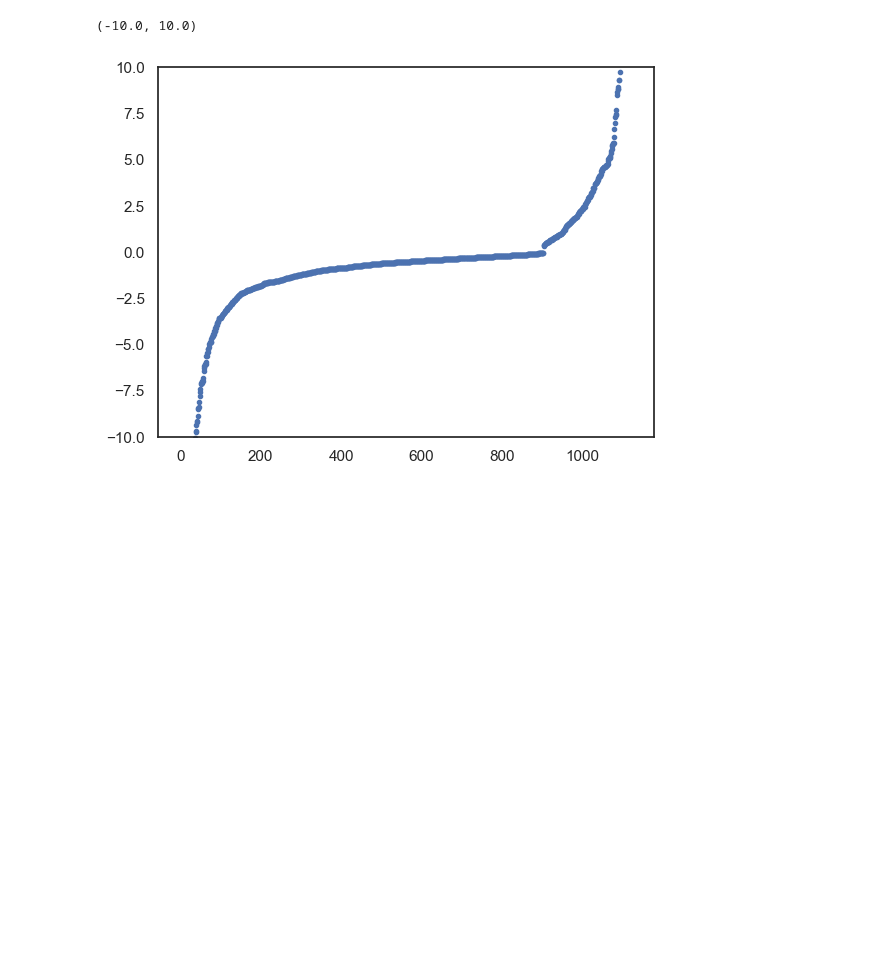
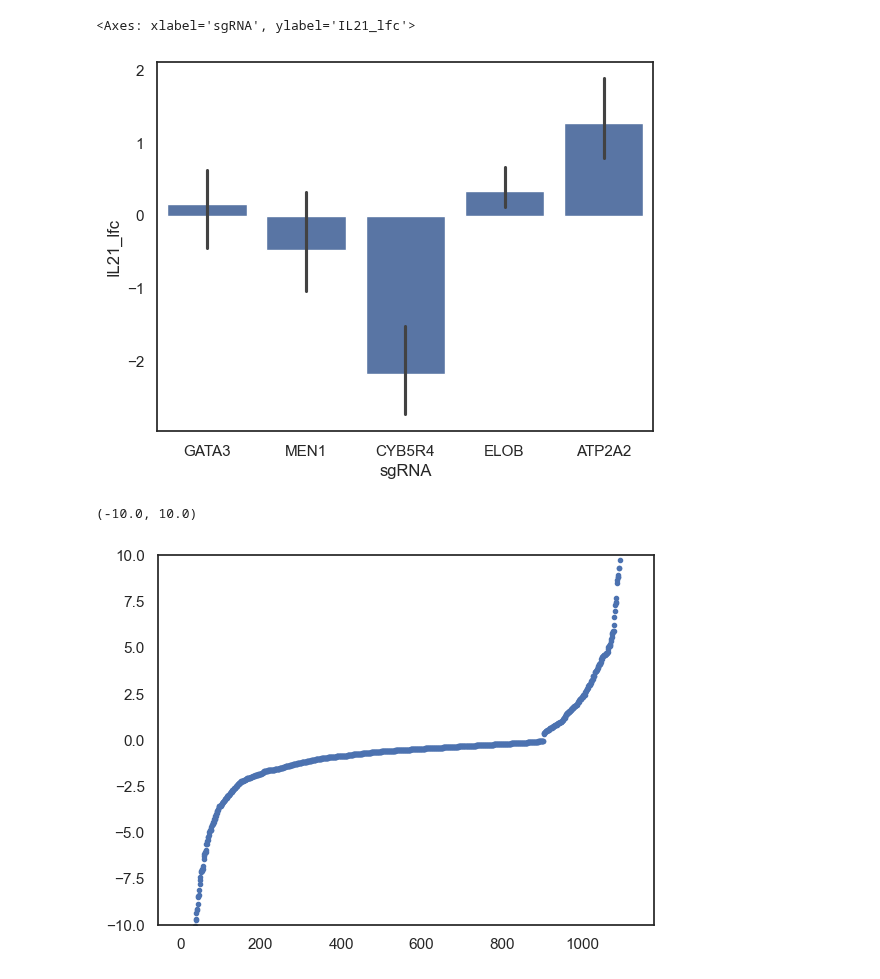
Before and after one commit to emdann/GWT_perturbseq_analysis_2025, a Jupyter notebook: src/3_DE_analysis/followup_regulator_choice.ipynb, the cells around one changed output. Saved outputs shown, nothing was run; the diff lists cells and outputs as text; code cells hidden in the pictures; blank space fills up the shorter version.

```diff
--- a/src/3_DE_analysis/followup_regulator_choice.ipynb
+++ b/src/3_DE_analysis/followup_regulator_choice.ipynb
@@ -41,3 +189,8 @@ adata_de[adata_de.obs.target_contrast_gene_name=='', adata_de.var.gene_name=='IF
+# %%
+sns.barplot(validation_df, x='sgRNA', y='IL21_lfc')
+# %% [output]
+<Axes: xlabel='sgRNA', ylabel='IL21_lfc'>
+[figure, added]
 # %%
 de_donor_robustness.layers['zscore'] = de_donor_robustness.layers['log_fc'] / de_donor_robustness.layers['lfcSE']
 de_donor_robustness.layers['zscore'][np.where(de_donor_robustness.layers['zscore'] > 50)] = 50
```
Also changed, not shown: parts of 14 cells of this notebook, 3 other files.
